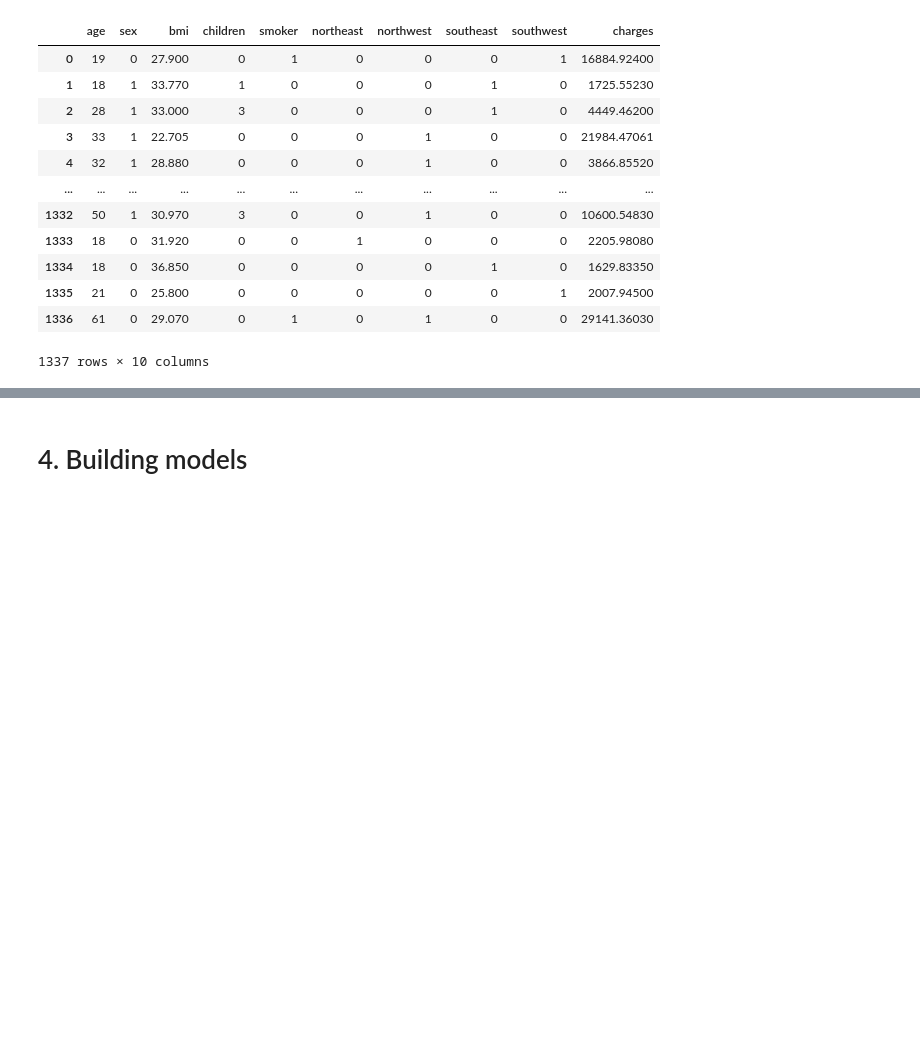
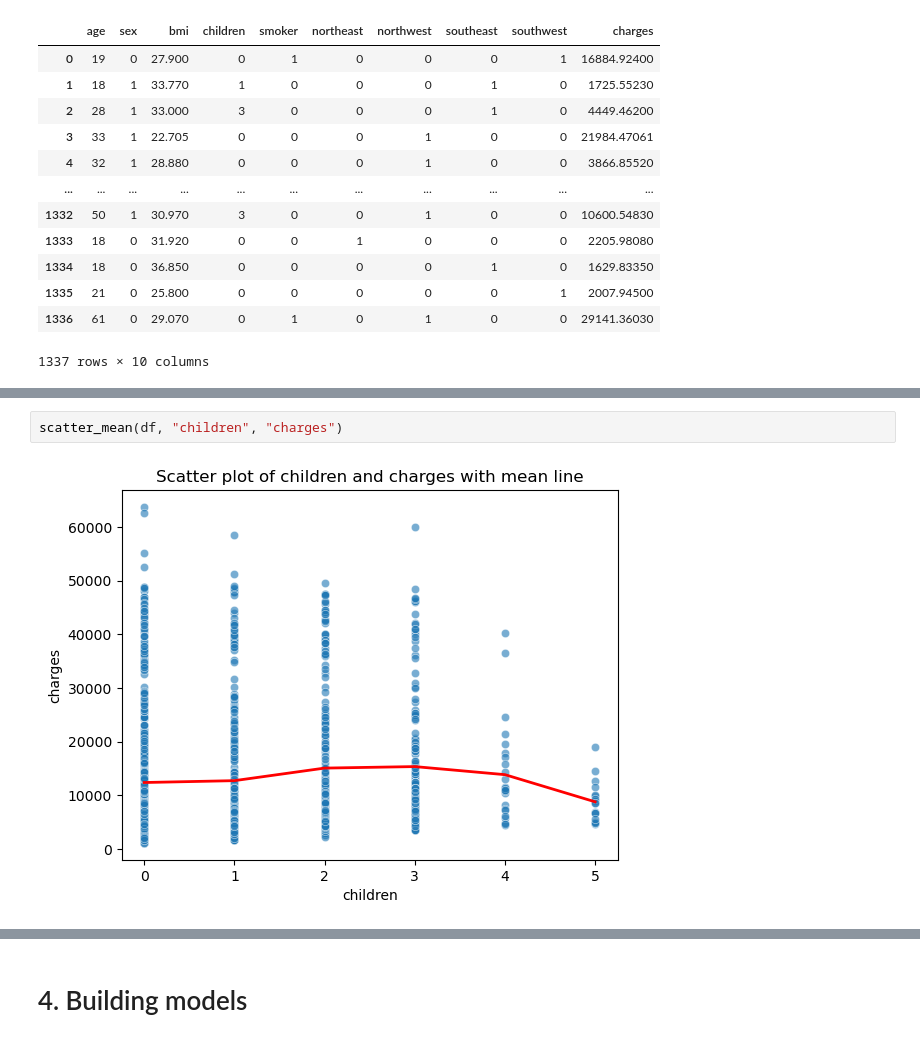
Before and after one commit to DinhXuanKhuong/Linear-Regression_Medical-Insurance-Cost-Prediction, a Jupyter notebook: code.ipynb, the cells around one changed output, grey strips where cells are left out. Saved outputs shown, nothing was run; the diff lists cells and outputs as text; blank space fills up the shorter version.

```diff
--- a/code.ipynb
+++ b/code.ipynb
@@ -261,0 +327,4 @@ bar_plot(df["children"], "Distribution of children", "orange")
+# %%
+scatter_mean(df, "children", "charges")
+# %% [output]
+[figure, added]
```
Also changed, not shown: parts of 21 cells of this notebook.
